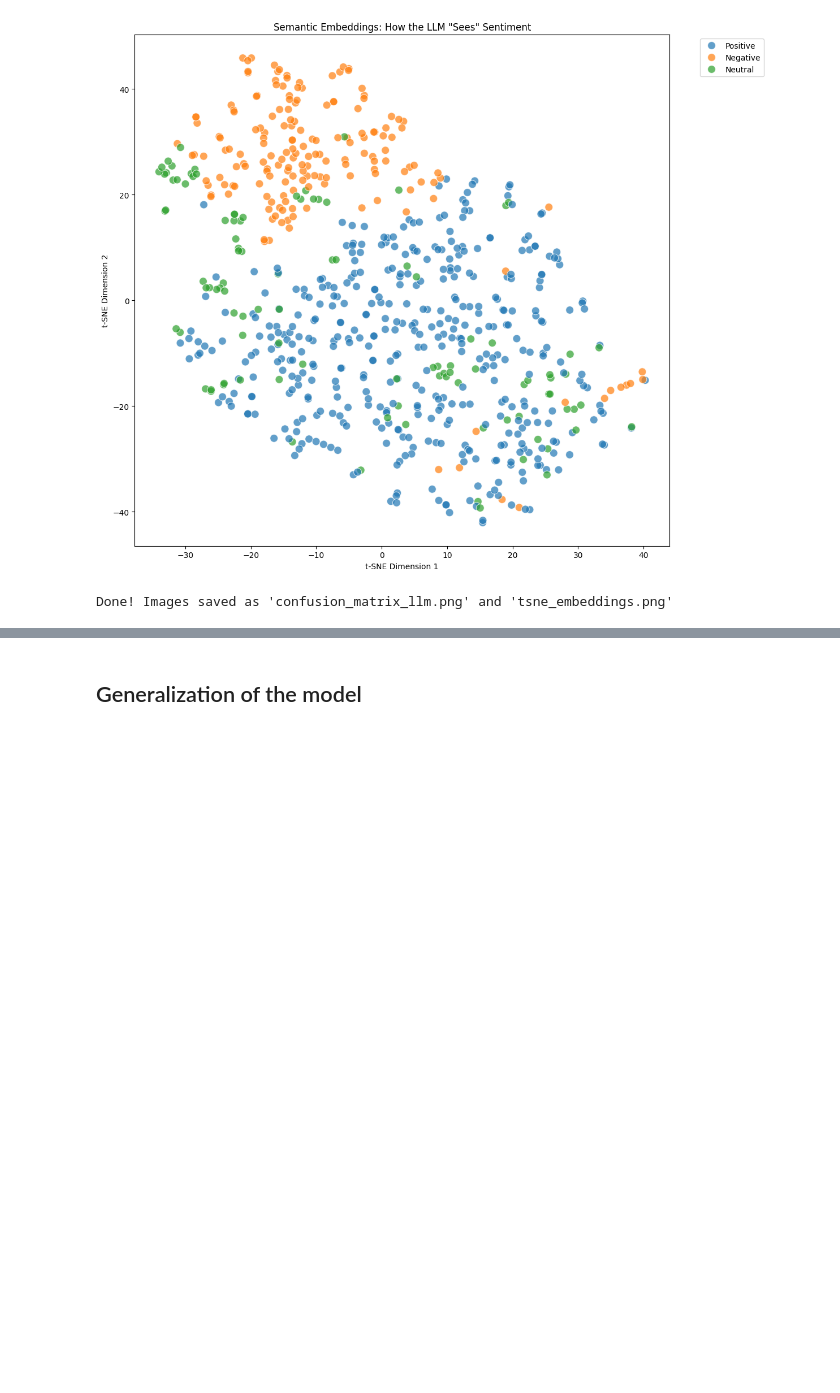
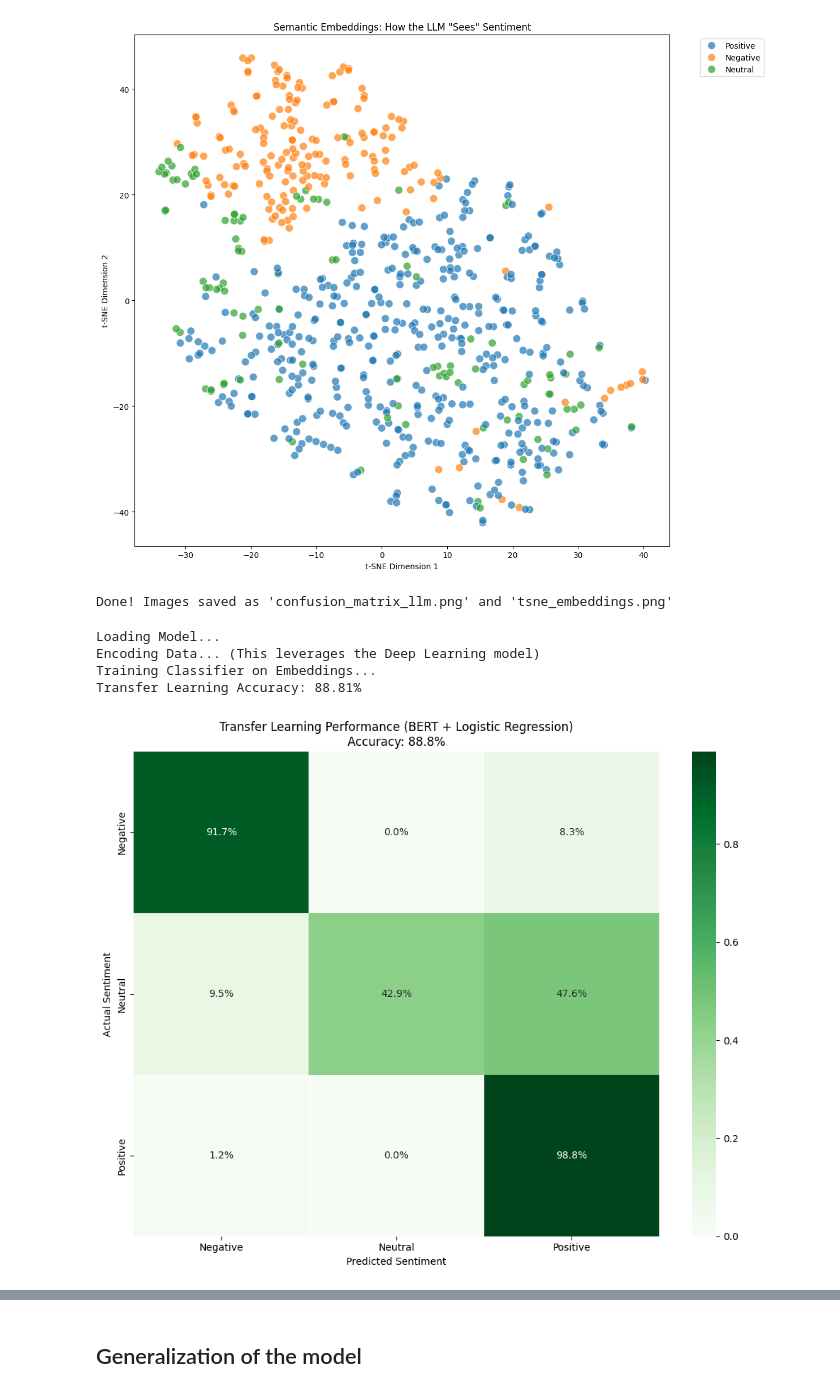
Before and after one commit to yaasamiiiin/Sentiment_Analysis_NYUDSFall2025, a Jupyter notebook: notebooks/01-data-eda-with-generalization.ipynb, the cells around one changed output, grey strips where cells are left out. Saved outputs shown, nothing was run; the diff lists cells and outputs as text; code cells hidden in the pictures; blank space fills up the shorter version.

```diff
--- a/notebooks/01-data-eda-with-generalization.ipynb
+++ b/notebooks/01-data-eda-with-generalization.ipynb
@@ -1259,3 +1259,75 @@ To disable this warning, you can either:
         - Explicitly set the environment variable TOKENIZERS_PARALLELISM=(true | false)
 [figure]
 Done! Images saved as 'confusion_matrix_llm.png' and 'tsne_embeddings.png'
+# %%
+from sentence_transformers import SentenceTransformer
+from sklearn.model_selection import train_test_split
+from sklearn.linear_model import LogisticRegression
+from sklearn.metrics import confusion_matrix, accuracy_score, classification_report
+
+# ---------------------------------------------------------
+# 1. SETUP & DATA LOADING
+# ---------------------------------------------------------
+print("Loading Model...")
+# We use the same advanced Transformer model
+model = SentenceTransformer('all-MiniLM-L6-v2')
+
+
+print("Encoding Data... (This leverages the Deep Learning model)")
+# Generate Embeddings (X) - This is the "Deep Learning" part
+# The model converts text into 384 numbers (vectors)
+X_embeddings = model.encode(df_clean['Text'].tolist())
+
+# Prepare Labels (y)
+y_labels = df_clean['Sentiment_Group'].str.title() # Ensure standardized casing
+
+# ---------------------------------------------------------
+# 2. SPLIT DATA (Simulating Real World)
+# ---------------------------------------------------------
+# We split 80/20. We train on 80%, test on 20%
+X_train, X_test, y_train, y_test = train_test_split(
+    X_embeddings, y_labels, test_size=0.2, random_state=42, stratify=y_labels
+)
+
+# ---------------------------------------------------------
+# 3. TRAIN CLASSIFIER (Transfer Learning)
+# ---------------------------------------------------------
+print("Training Classifier on Embeddings...")
+# Logistic Regression is simple, but powerful when fed high-quality embeddings
+clf = LogisticRegression(max_iter=1000, random_state=42)
+clf.fit(X_train, y_train)
+
+# ---------------------------------------------------------
+# 4. PREDICT & EVALUATE
+# ---------------------------------------------------------
+y_pred = clf.predict(X_test)
+
+accuracy = accuracy_score(y_test, y_pred)
+print(f"Transfer Learning Accuracy: {accuracy:.2%}")
+
+# ---------------------------------------------------------
+# 5. VISUALIZATION (Confusion Matrix)
+# ---------------------------------------------------------
+# Get unique labels for the plot
+unique_labels = sorted(list(set(y_labels)))
+
+cm = confusion_matrix(y_test, y_pred, labels=unique_labels, normalize='true')
+
+plt.figure(figsize=(10, 8))
+sns.heatmap(cm, annot=True, fmt='.1%', cmap='Greens',
+            xticklabels=unique_labels, yticklabels=unique_labels)
+plt.xlabel('Predicted Sentiment')
+plt.ylabel('Actual Sentiment')
+plt.title(f'Transfer Learning Performance (BERT + Logistic Regression)\nAccuracy: {accuracy:.1%}')
+plt.tight_layout()
+plt.savefig('confusion_matrix_transfer_learning.png')
+plt.show()
+
+print("\nClassification Report:")
+print(classification_report(y_test, y_pred))
+# %% [output]
+Loading Model...
+Encoding Data... (This leverages the Deep Learning model)
+Training Classifier on Embeddings...
+Transfer Learning Accuracy: 88.81%
+[figure, added]
```
Also changed, not shown: parts of 6 cells of this notebook, 1 other file.
